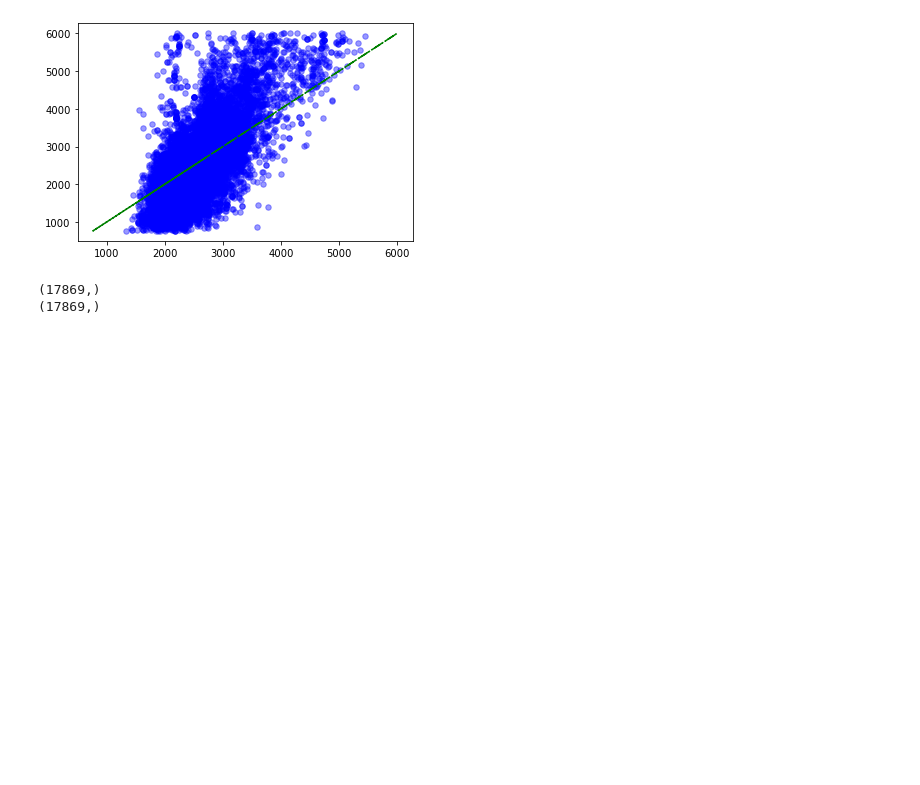
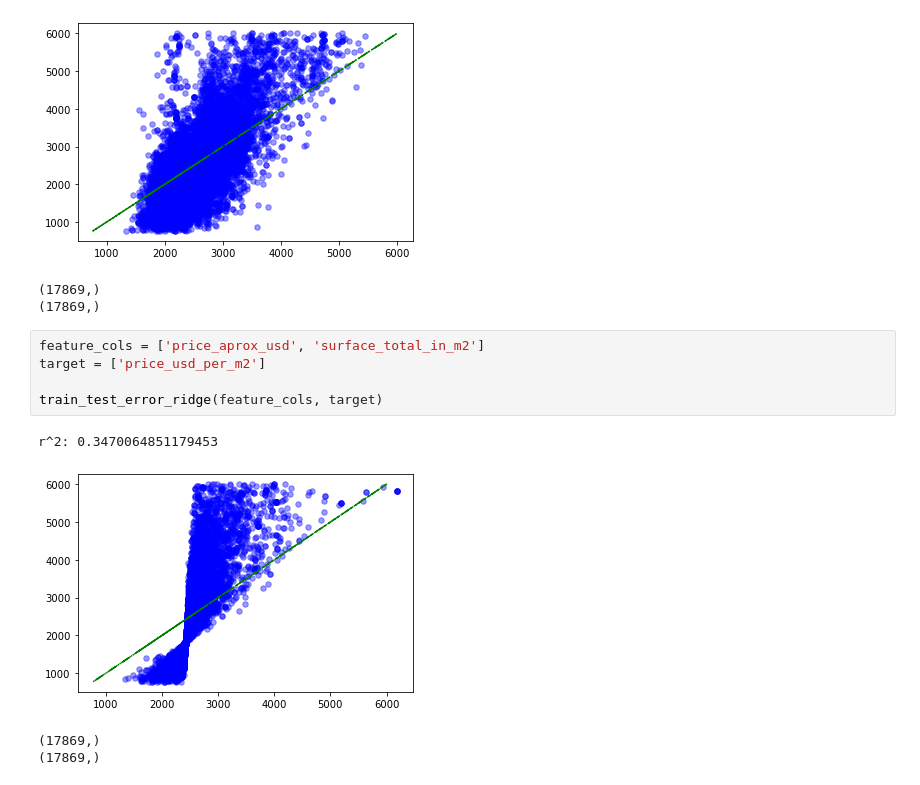
Before and after one commit to nachommm/Desafio2, a Jupyter notebook: desafio2-machine.learning-ignacio.ipynb, the cells around one changed output. Saved outputs shown, nothing was run; the diff lists cells and outputs as text; blank space fills up the shorter version.

```diff
--- a/desafio2-machine.learning-ignacio.ipynb
+++ b/desafio2-machine.learning-ignacio.ipynb
@@ -1092,3 +1111,13 @@ r^2: 0.4709071088828056
 [figure]
 (17869,)
 (17869,)
+# %%
+feature_cols = ['price_aprox_usd', 'surface_total_in_m2']
+target = ['price_usd_per_m2']
+
+train_test_error_ridge(feature_cols, target)
+# %% [output]
+r^2: 0.3470064851179453
+[figure, added]
+(17869,)
+(17869,)
```
Also changed, not shown: parts of 2 cells of this notebook.
